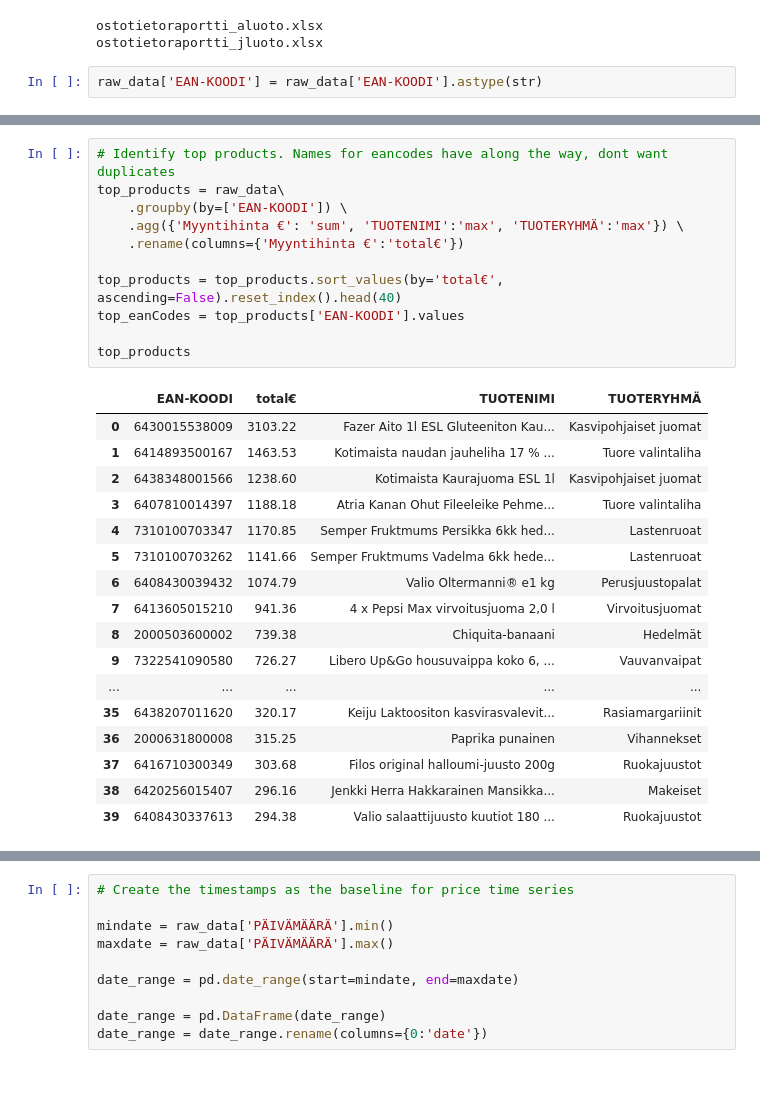
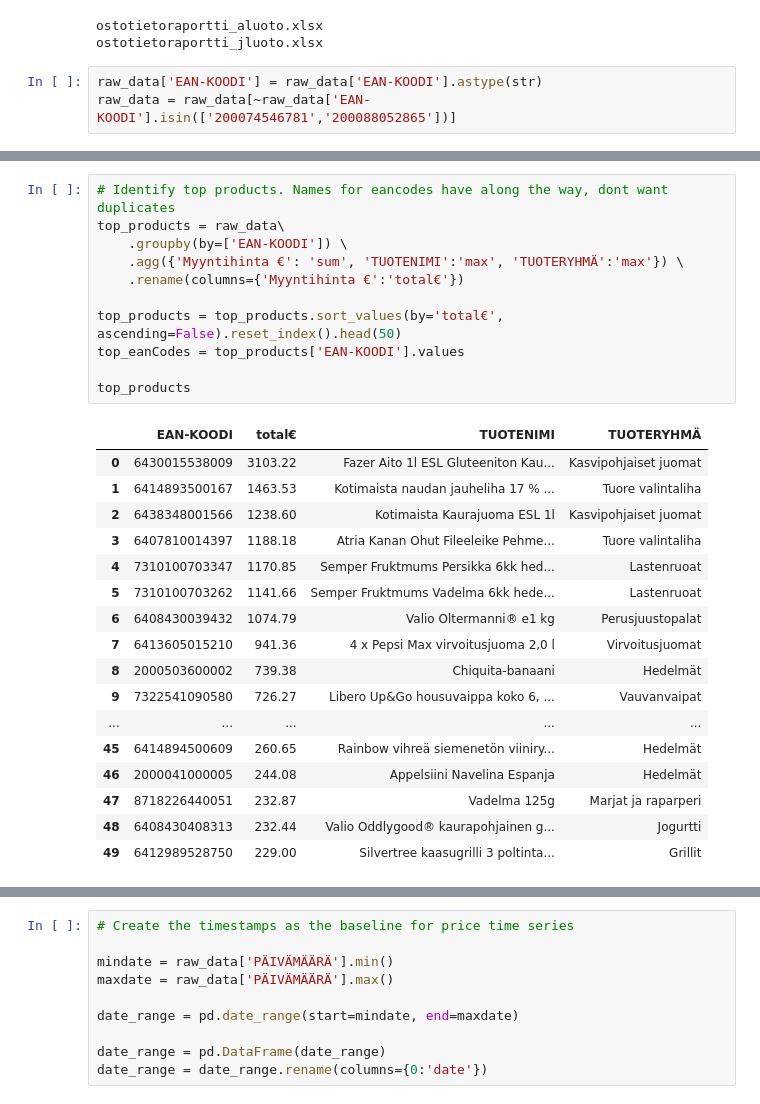
Before and after one commit to AnttiLuoto/data-visualization, a Jupyter notebook: data_processing/data_processing_sryhma_pandas.ipynb, the cells around one changed output, grey strips where cells are left out. Saved outputs shown, nothing was run; the diff lists cells and outputs as text.

```diff
--- a/data_processing/data_processing_sryhma_pandas.ipynb
+++ b/data_processing/data_processing_sryhma_pandas.ipynb
@@ -38,6 +38,7 @@ ostotietoraportti_aluoto.xlsx
 ostotietoraportti_jluoto.xlsx
 # %%
 raw_data['EAN-KOODI'] = raw_data['EAN-KOODI'].astype(str)
+raw_data = raw_data[~raw_data['EAN-KOODI'].isin(['200074546781','200088052865'])]
 # %%
 raw_data.head()
 # %% [output]
@@ -50,32 +51,32 @@ raw_data.head()
 # %%
 # Identify top products. Names for eancodes have along the way, dont want duplicates
 top_products = raw_data\
     .groupby(by=['EAN-KOODI']) \
     .agg({'Myyntihinta €': 'sum', 'TUOTENIMI':'max', 'TUOTERYHMÄ':'max'}) \
     .rename(columns={'Myyntihinta €':'total€'})
 
-top_products = top_products.sort_values(by='total€', ascending=False).reset_index().head(40)
+top_products = top_products.sort_values(by='total€', ascending=False).reset_index().head(50)
 top_eanCodes = top_products['EAN-KOODI'].values
 
 top_products
 # %% [output]
 |  | EAN-KOODI | total€ | TUOTENIMI | TUOTERYHMÄ |
 | 0 | 6430015538009 | 3103.22 | Fazer Aito 1l ESL Gluteeniton Kau... | Kasvipohjaiset juomat |
 | 1 | 6414893500167 | 1463.53 | Kotimaista naudan jauheliha 17 % ... | Tuore valintaliha |
 | 2 | 6438348001566 | 1238.60 | Kotimaista Kaurajuoma ESL 1l | Kasvipohjaiset juomat |
 | 3 | 6407810014397 | 1188.18 | Atria Kanan Ohut Fileeleike Pehme... | Tuore valintaliha |
 | 4 | 7310100703347 | 1170.85 | Semper Fruktmums Persikka 6kk hed... | Lastenruoat |
 | 5 | 7310100703262 | 1141.66 | Semper Fruktmums Vadelma 6kk hede... | Lastenruoat |
 | 6 | 6408430039432 | 1074.79 | Valio Oltermanni® e1 kg | Perusjuustopalat |
 | 7 | 6413605015210 | 941.36 | 4 x Pepsi Max virvoitusjuoma 2,0 l | Virvoitusjuomat |
 | 8 | 2000503600002 | 739.38 | Chiquita-banaani | Hedelmät |
 | 9 | 7322541090580 | 726.27 | Libero Up&Go housuvaippa koko 6, ... | Vauvanvaipat |
 | ... | ... | ... | ... | ... |
-| 35 | 6438207011620 | 320.17 | Keiju Laktoositon kasvirasvalevit... | Rasiamargariinit |
-| 36 | 2000631800008 | 315.25 | Paprika punainen | Vihannekset |
-| 37 | 6416710300349 | 303.68 | Filos original halloumi-juusto 200g | Ruokajuustot |
-| 38 | 6420256015407 | 296.16 | Jenkki Herra Hakkarainen Mansikka... | Makeiset |
-| 39 | 6408430337613 | 294.38 | Valio salaattijuusto kuutiot 180 ... | Ruokajuustot |
+| 45 | 6414894500609 | 260.65 | Rainbow vihreä siemenetön viiniry... | Hedelmät |
+| 46 | 2000041000005 | 244.08 | Appelsiini Navelina Espanja | Hedelmät |
+| 47 | 8718226440051 | 232.87 | Vadelma 125g | Marjat ja raparperi |
+| 48 | 6408430408313 | 232.44 | Valio Oddlygood® kaurapohjainen g... | Jogurtti |
+| 49 | 6412989528750 | 229.00 | Silvertree kaasugrilli 3 poltinta... | Grillit |
 # %%
 # Product dimension
 D_Product = top_products[['TUOTENIMI', 'TUOTERYHMÄ', 'EAN-KOODI']].reset_index(drop=True)
```
Also changed, not shown: parts of 6 cells of this notebook, 7 other files.
